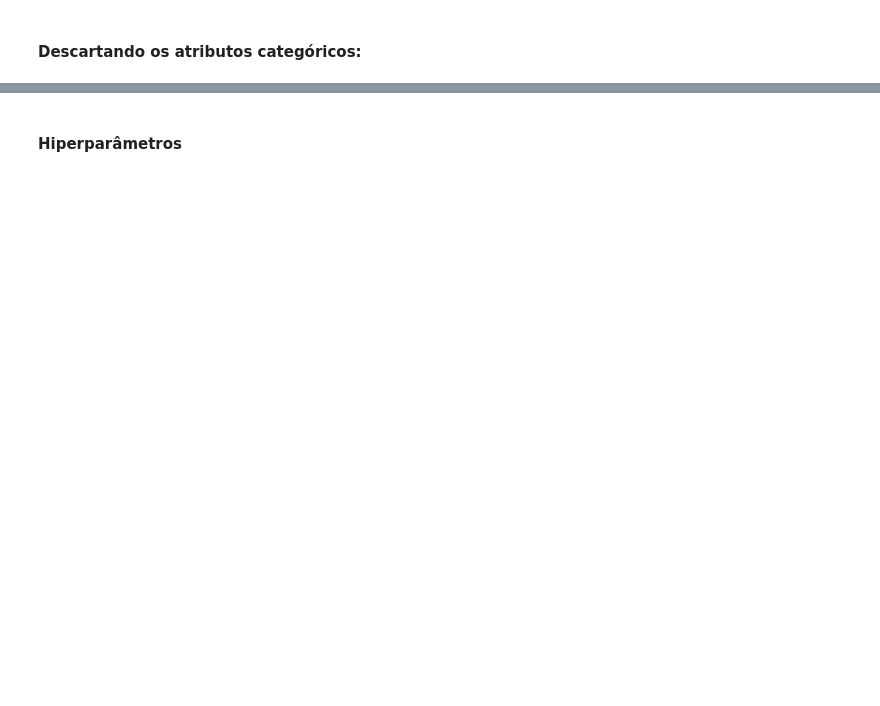
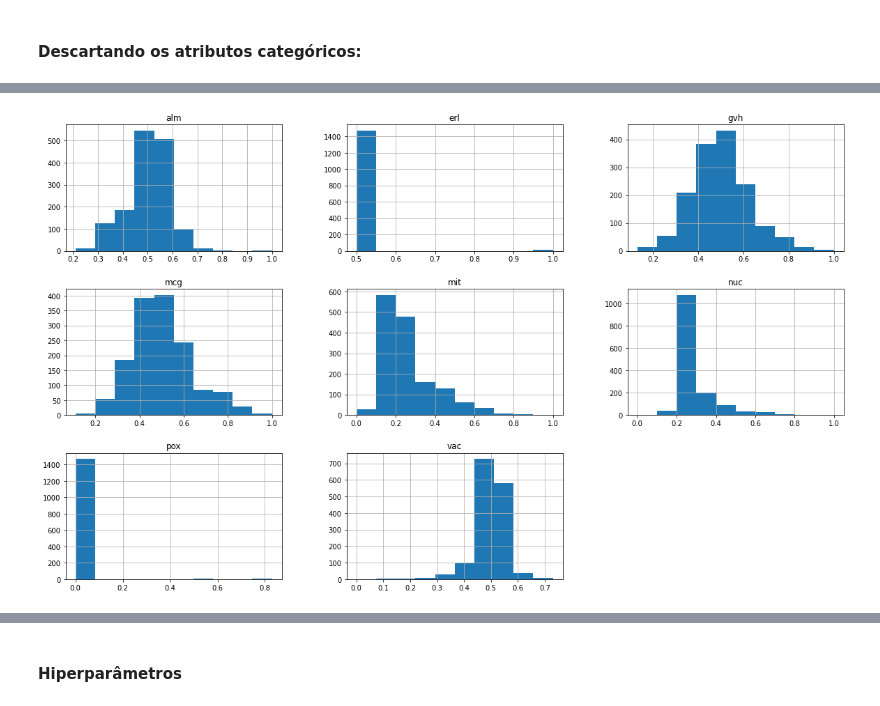
Before and after one commit to johnnyy/ML-EQUIPE-6, a Jupyter notebook: Questao1/FCM-DFCV.ipynb, the cells around one changed output, grey strips where cells are left out. Cells and saved outputs as stored; diff of their text form; code cells hidden in the pictures; blank space fills up the shorter version.

```diff
--- a/Questao1/FCM-DFCV.ipynb
+++ b/Questao1/FCM-DFCV.ipynb
@@ -5,4 +8,8 @@ import pandas as pd
 # %%
-raw_data = pd.read_csv('yeast.ssv', sep = '\s+')
-raw_data.head
+raw_data = pd.read_csv('yeast.data',
+                       sep = '\s+',
+                       header=None,
+                       names=["Sequence Name","mcg", "gvh", "alm", "mit", "erl", "pox", "vac", "nuc", "label"]
+                      )
+raw_data.head()
 # %% [output]
@@ -44,0 +24,3 @@ relevant_data.head
+# %%
+df = raw_data.drop(columns=["Sequence Name", "label"])
+df.head()
@@ -44,0 +34,4 @@ relevant_data.head
+# %%
+df.hist(figsize=(20,12));
+# %% [output]
+[figure, added]
```
Also changed, not shown: parts of 34 cells of this notebook, 1 other file.
